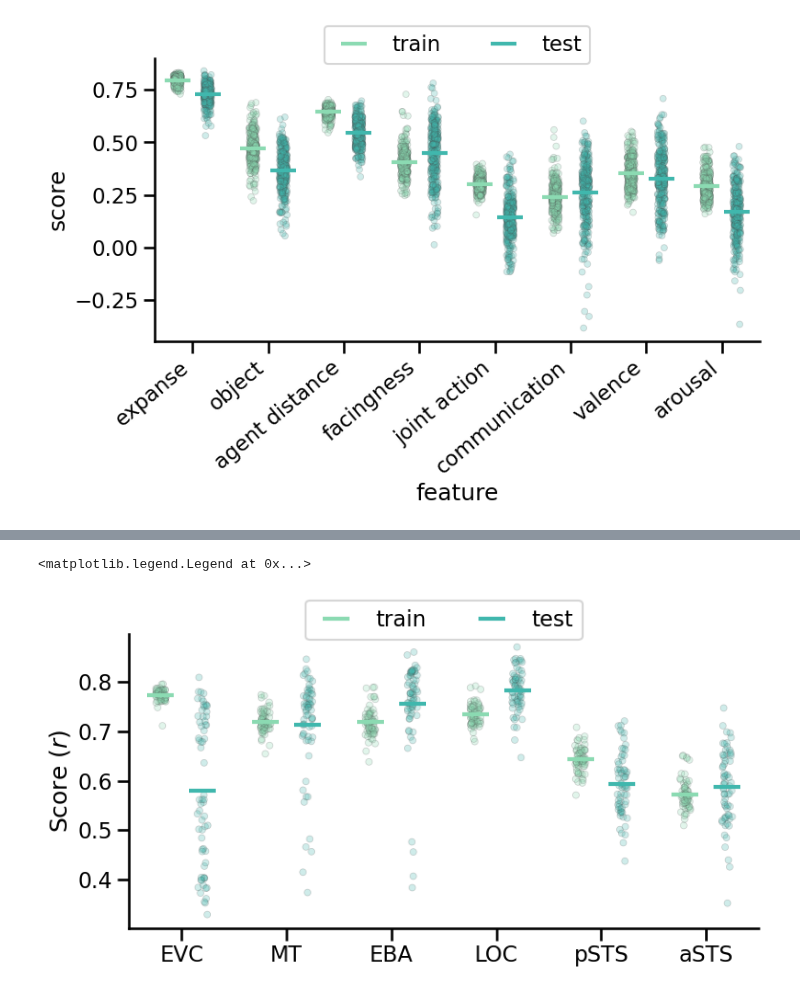
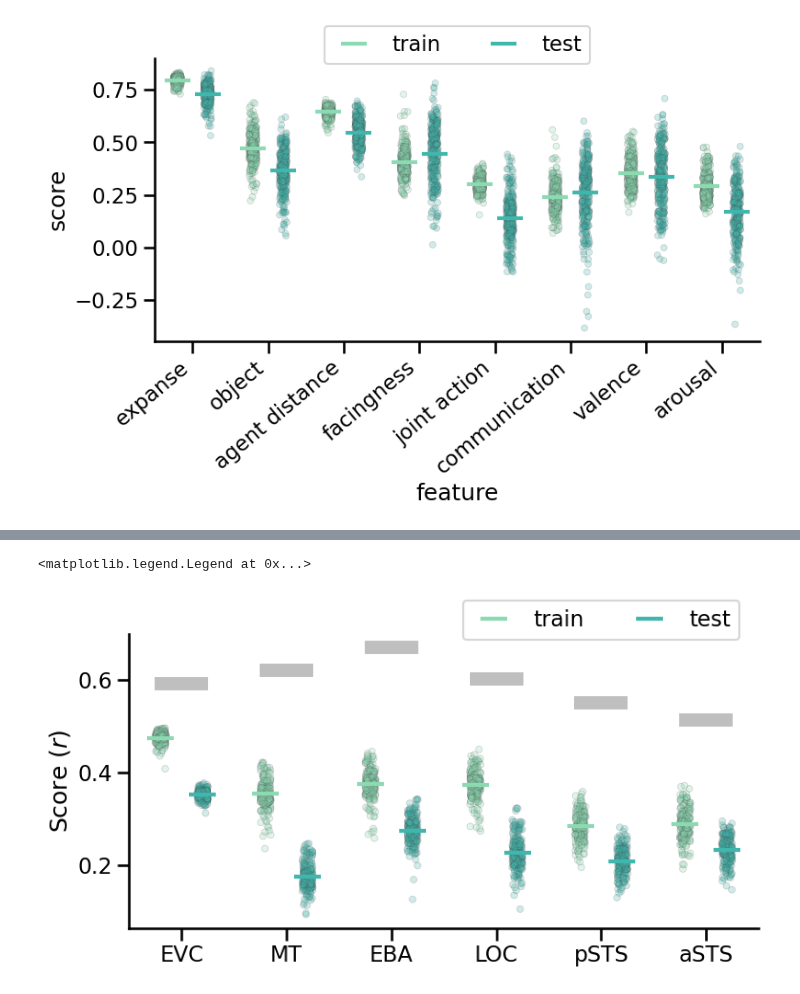
Before and after one commit to Isik-lab/SIfMRI_modeling, a Jupyter notebook: notebooks/behavior_results.ipynb, the cells around one changed output, grey strips where cells are left out. Cells and saved outputs as stored; diff of their text form; code cells hidden in the pictures.

Commit message:
LM neural

```diff
--- a/notebooks/behavior_results.ipynb
+++ b/notebooks/behavior_results.ipynb
@@ -61,8 +62,9 @@ ax.legend(loc='upper center', bbox_to_anchor=(0.5, 1.15),
 # %%
 files = glob(f'../data/interim/VisionNeuralEncoding/*.csv.gz')
-print(f'{len(file)} neural encoding models found')
+print(f'{len(files)} neural encoding models found')
 df = []
-for file in files:
-    df.append(pd.read_csv(file))
-df = pd.concat(df)
+for file in tqdm(files):
+    cdf = pd.read_csv(file)
+    df.append(cdf[cdf['roi_name'] != 'none'].reset_index(drop=True))
+df = pd.concat(df).reset_index(drop=True)
 # %% [output]
@@ -73,33 +78,39 @@ def get_max_score(group, col='train_score'):
 # %%
-max_scores = df.groupby(['roi_name', 'model_uid']).apply(get_max_score).reset_index(drop=True)
+max_scores = df.groupby(['subj_id', 'roi_name', 'model_uid']).mean(numeric_only=True).reset_index()
+max_scores = max_scores.groupby(['roi_name', 'model_uid']).mean(numeric_only=True).reset_index()
 max_scores = max_scores.loc[max_scores.roi_name.isin(rois)].reset_index(drop=True)
-max_scores = pd.melt(max_scores, id_vars=["model_uid", "layer", "layer_index", "layer_relative_depth", "roi_name"],
+max_scores = pd.melt(max_scores, id_vars=["model_uid", "layer_index", "layer_relative_depth", "roi_name", "reliability"],
                     value_vars=["train_score", "test_score"],
                     var_name="set", value_name="score")
 # max_scores['feature'] = max_scores['feature'].replace(rename_mapping)
 max_scores['roi_name'] = pd.Categorical(max_scores['roi_name'], categories=rois, ordered=True)
 max_scores['set'] = max_scores['set'].replace({'train_score': 'train', 'test_score': 'test'})
 max_scores['set'] = pd.Categorical(max_scores['set'], categories=['train', 'test'], ordered=True)
+max_scores['normalized_score'] = max_scores['score'] / max_scores['reliability']
 # %%
 sns.set_context('talk', rc = {'patch.edgecolor': 'black', 'patch.force_edgecolor': True})
 _, ax = plt.subplots(figsize=(8.5,4))
 sns.set_palette('mako_r')
 color = ['gray', 'gray', 'gray']
 # sns.barplot(x='feature', y='score', hue='metric', data=max_scores,
 #             ax=ax, dodge=True, errorbar=None, palette=color,legend=False, zorder=0)
 sns.stripplot(x='roi_name', y='score', hue='set', data=max_scores,
               ax=ax, dodge=True, jitter=True, linewidth=.5, alpha=0.25, zorder=0, legend=False)
 sns.pointplot(x='roi_name', y='score', hue='set', data=max_scores,
                dodge=.4, linestyle="none", errorbar=None,
               marker="_", markersize=20, markeredgewidth=3, zorder=1)
+sns.pointplot(x='roi_name', y='reliability', data=max_scores,
+              linestyle="none", errorbar=None, color='gray',
+              marker="_", markersize=50, markeredgewidth=10,
+              alpha=.5, zorder=1)
 ax.spines['top'].set_visible(False)
 ax.spines['right'].set_visible(False)
 xlabels = ax.get_xticklabels()
 ax.set_xticklabels(xlabels, ha='center')
 ax.set_xlabel('')
 ax.set_ylabel('Score ($r$)')
-ax.legend(loc='upper center', bbox_to_anchor=(0.5, 1.15),
+ax.legend(loc='upper center', bbox_to_anchor=(0.75, 1.15),
           ncol=3, fancybox=True)
 # %% [output]
 <matplotlib.legend.Legend at 0x...>
-[figure, old version]
+[figure, new version]
```
Also changed, not shown: parts of 28 cells of this notebook, 10 other files.
